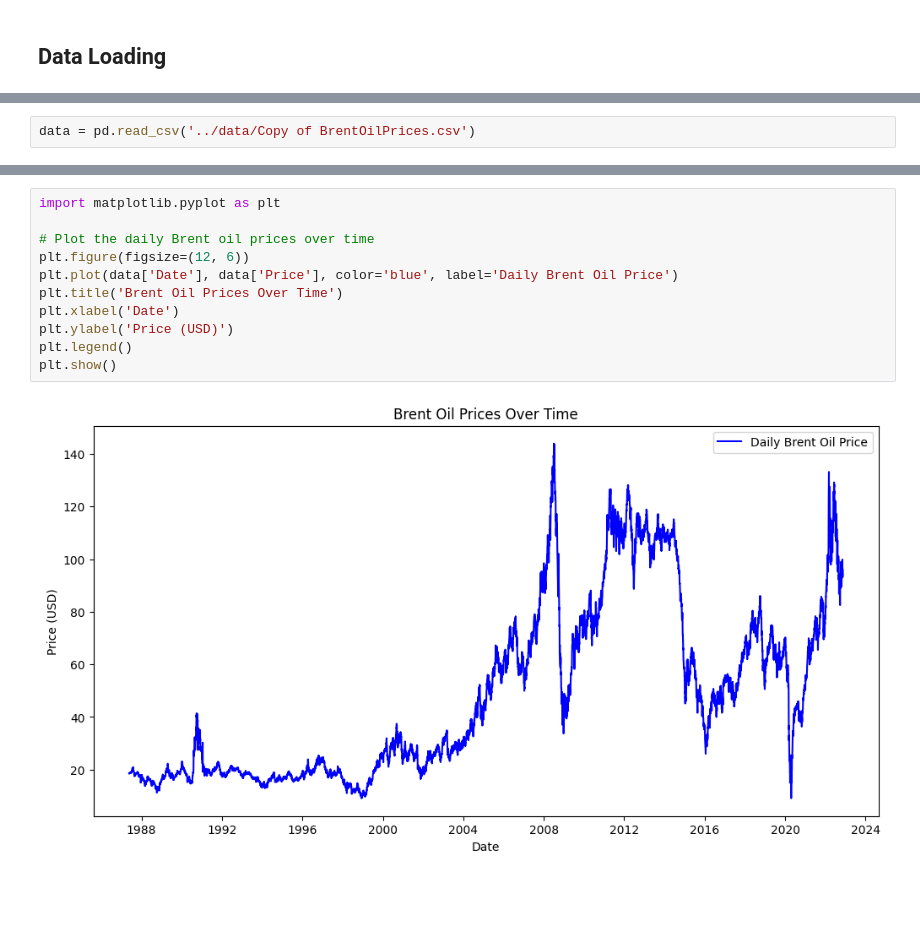
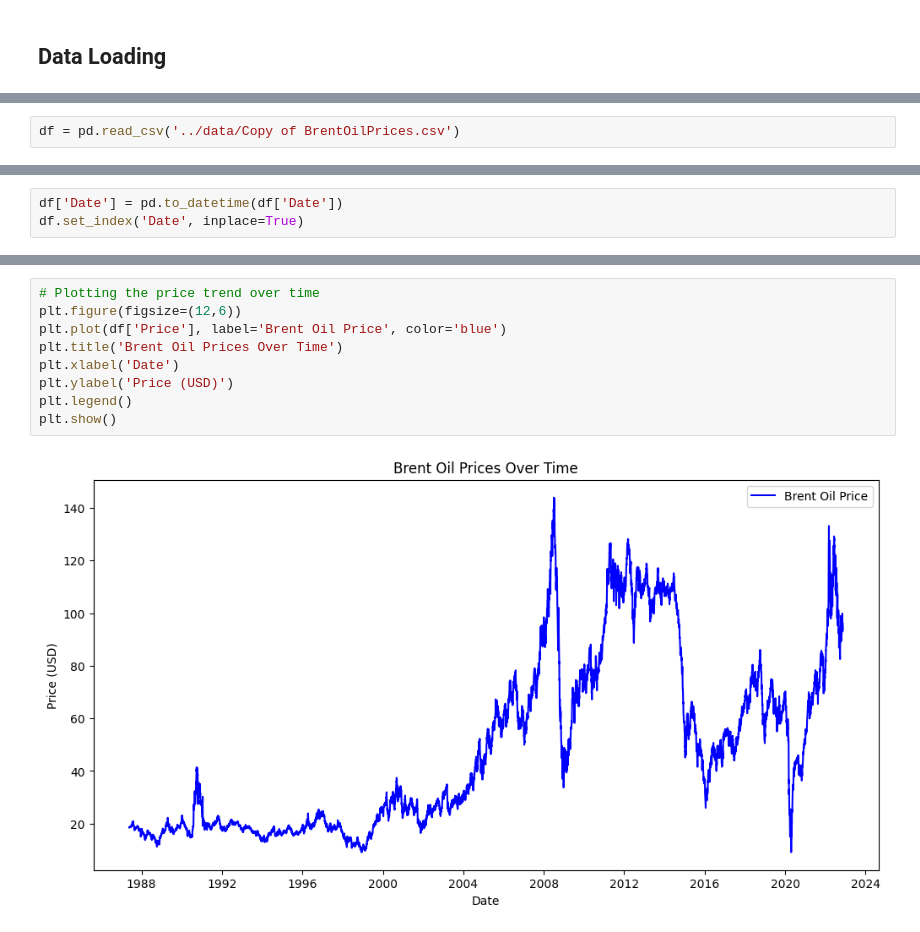
Before and after one commit to trynursalme/KAIM-Week10, a Jupyter notebook: notebook/EDA-task1.ipynb, the cells around one changed output, grey strips where cells are left out. Saved outputs shown, nothing was run; the diff lists cells and outputs as text; blank space fills up the shorter version.

```diff
--- a/notebook/EDA-task1.ipynb
+++ b/notebook/EDA-task1.ipynb
@@ -5,3 +12,3 @@ import pandas as pd
 # %%
-data = pd.read_csv('../data/Copy of BrentOilPrices.csv')
+df = pd.read_csv('../data/Copy of BrentOilPrices.csv')
 # %%
@@ -53,0 +35,3 @@ dtype: int64
+# %%
+df['Date'] = pd.to_datetime(df['Date'])
+df.set_index('Date', inplace=True)
@@ -54,13 +64,11 @@ dtype: int64
 # %%
-import matplotlib.pyplot as plt
-
-# Plot the daily Brent oil prices over time
-plt.figure(figsize=(12, 6))
-plt.plot(data['Date'], data['Price'], color='blue', label='Daily Brent Oil Price')
+# Plotting the price trend over time
+plt.figure(figsize=(12,6))
+plt.plot(df['Price'], label='Brent Oil Price', color='blue')
 plt.title('Brent Oil Prices Over Time')
 plt.xlabel('Date')
 plt.ylabel('Price (USD)')
 plt.legend()
 plt.show()
 # %% [output]
-[figure, old version]
+[figure, new version]
```
Also changed, not shown: parts of 15 cells of this notebook.
